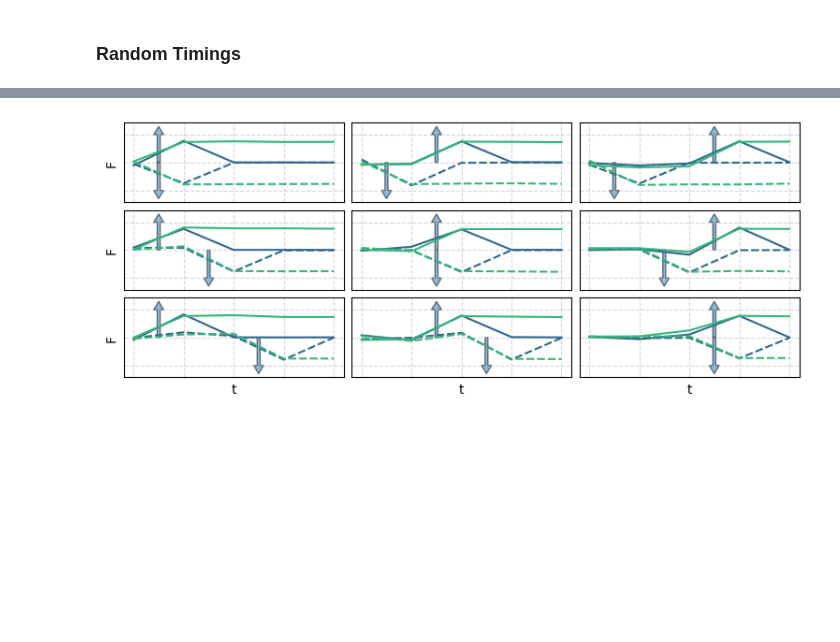
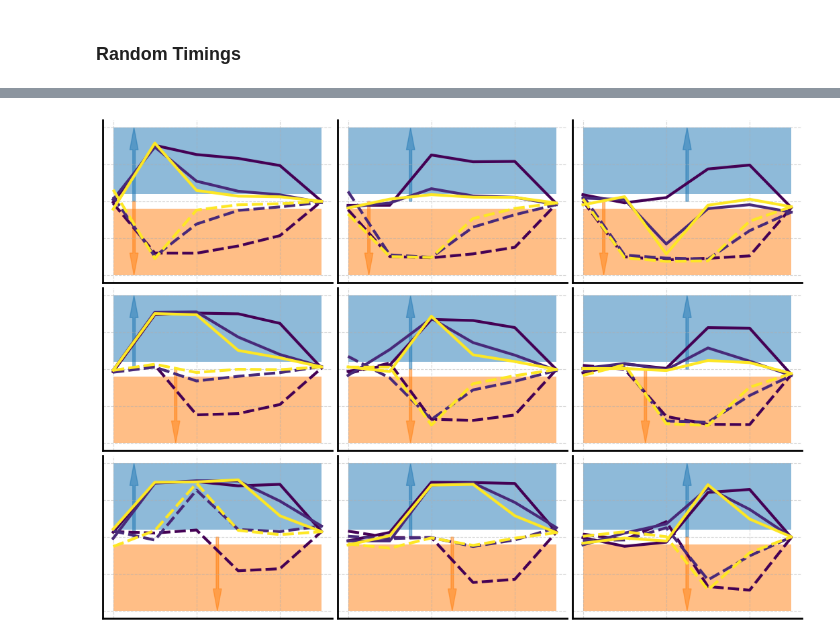
Before and after one commit to GabrielBena/specialization-dynamics, a Jupyter notebook: scripts/simple_code.ipynb, the cells around one changed output, grey strips where cells are left out. Saved outputs shown, nothing was run; the diff lists cells and outputs as text; code cells hidden in the pictures; blank space fills up the shorter version.

```diff
--- a/scripts/simple_code.ipynb
+++ b/scripts/simple_code.ipynb
@@ -500,6 +436,6 @@ retrain_all_accs = [metric_norm(r["all_accs"][-1]) for r in retrain_results]
 # %%
 retrain_global_data = {k: [] for k in ["metric", "n_conns", "step"]}
-for r_accs, conns in zip(retrain_accs, n_conns):
+for r_accs, conns in zip(retrain_accs, np.array([n_conns for _ in range(n_tests)]).flatten()):
     retrain_global_data["metric"].extend(global_diff_metric(r) for r in r_accs)
     retrain_global_data["n_conns"].extend([conns] * len(r_accs))
     retrain_global_data["step"].extend(range(len(r_accs)))
@@ -514,7 +452,7 @@ sns.lineplot(data=retrain_global_data, x="step", y="metric", hue="n_conns", pale
 # %%
 retrain_ag_data = {k: [] for k in ["metric", "n_conns", "step", "ag"]}
 
-for r_accs, conns in zip(retrain_accs, n_conns):
+for r_accs, conns in zip(retrain_accs, np.array([n_conns for _ in range(n_tests)]).flatten() ):
     for step, s_accs in enumerate(r_accs):
         for ag, ag_accs in enumerate(s_accs[:2]):
             retrain_ag_data["metric"].append(diff_metric(ag_accs))
@@ -580,5 +566,6 @@ all_accs[n_conns[0]].shape
 # %%
 all_u_masks = {
-    n_s: np.array([(all_start == u).all(-1) for u in all_start.unique(dim=0)])
+    n_s: np.array([[(all_s == u).all(-1) for u in all_s.unique(dim=0)] for all_s in [all_start]])
     for n_s, all_start in all_start_times.items()
 }
+all_u_masks[n_conns[0]].shape
@@ -634,11 +637,25 @@ for n_s in all_accs.keys():
 
 plot_data = pd.DataFrame.from_dict(plot_data)
+# %%
+last_ts_data = [
+    filter_data(plot_data, {"ag": 2, "step": nb_steps - 1})[0] for _ in range(n_agents)
+]
+for ag, data in enumerate(last_ts_data):
+    data.loc[:, "ag"] = ag
+    data.loc[:, "step"] = nb_steps
+
+last_ts_data = pd.concat(last_ts_data)
+plot_data = filter_data(pd.concat([plot_data, last_ts_data]), {"!ag": 2})[0]
 # %%
-fig, axs = plt.subplots(3, 3, figsize=(3 * 2.5, 3 * 1), constrained_layout=True)
+fig, axs = plt.subplots(
+    3, 3, figsize=(3 * 3.5, 3 * 2.5), constrained_layout=True, sharex=True, sharey=True
+)
+set_style()
+
 for u, ax in zip(plot_data["t0_t1"].unique(), axs.T.flatten()):
     t0, t1 = u
     sns.lineplot(
-        plot_data[plot_data["t0_t1"] == u],
+        filter_data(plot_data, {"t0_t1" : u, 'n_conns' : [n_conns[i] for i in [0, -2, -1]]})[0],
         y="local_metric",
         x="step",
         ax=ax,
@@ -648,36 +665,57 @@ for u, ax in zip(plot_data["t0_t1"].unique(), axs.T.flatten()):
     )
     # ax.vlines(x = [t0 - 0.5 ], ymin = -1, ymax = 1, color = 'blue', alpha = .2)
     # ax.vlines(x = [t1 - 0.5 ], ymin = -1, ymax = 1, color = 'red', alpha = .2)
-    ax.arrow(t0 - 0.5, 0, 0, 1, alpha=0.5, width=0.06, head_width=0.2)
-    ax.arrow(t1 - 0.5, 0, 0, -1, alpha=0.5, width=0.06, head_width=0.2)
+    c1 = ax.fill_betweenx([0.1, 1], 0, nb_steps, alpha=0.5, label="M0")
+    c2 = ax.fill_betweenx([-0.1, -1], 0, nb_steps, alpha=0.5, label="M1")
+
+    ax.arrow(
+        t0 - 0.5,
+        0,
+        0,
+        0.7,
+        alpha=0.5,
+        width=0.06,
+        head_width=0.2,
+        color=c1.get_facecolor()[0],
+    )
+    ax.arrow(
+        t1 - 0.5,
+        0,
+        0,
+        -0.7,
+        alpha=0.5,
+        width=0.06,
+        head_width=0.2,
+        color=c2.get_facecolor()[0],
+    )
     ax.legend()
     # ax.set_title(u)
 
     if t1 == 3:
-        ax.set_xlabel("t")
+        ax.set_xlabel("")
     else:
         ax.set_xlabel("")
 
     if t0 == 1:
-        ax.set_ylabel("F")
+        ax.set_ylabel("")
     else:
         ax.set_ylabel("")
 
     ax.legend().remove()
     ax.grid(visible=True, linestyle="--", alpha=0.5)
     ax.set_yticklabels([])
     ax.set_xticklabels([])
     for tick in ax.xaxis.get_major_ticks():
         tick.tick1line.set_visible(False)
         tick.tick2line.set_visible(False)
         tick.label1.set_visible(False)
         tick.label2.set_visible(False)
     for tick in ax.yaxis.get_major_ticks():
         tick.tick1line.set_visible(False)
         tick.tick2line.set_visible(False)
         tick.label1.set_visible(False)
         tick.label2.set_visible(False)
 
-# fig.savefig(f"../../results/imgs/random_noisy_timings.svg")
+fig.savefig(f"../results/imgs/random_noisy_timings_new_3.svg")
 # %% [output]
-[figure, old version]
+[figure, new version]
```
Also changed, not shown: parts of 41 cells of this notebook, 4 other files.
